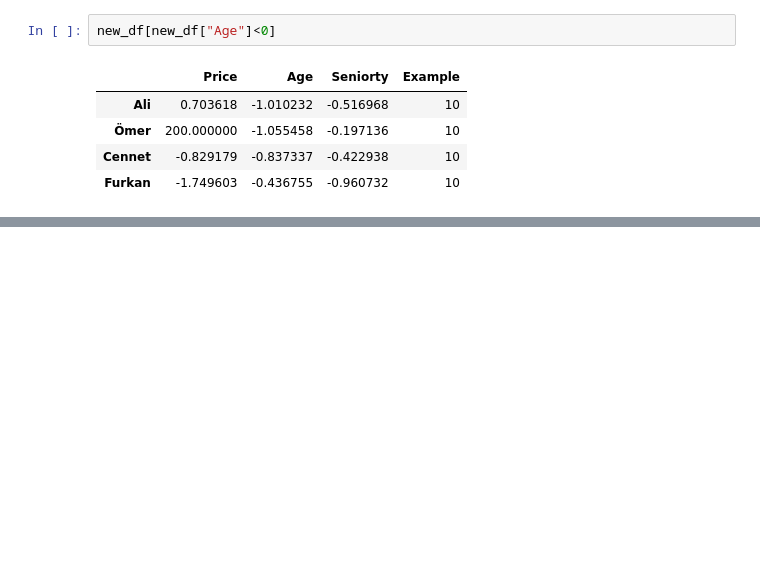
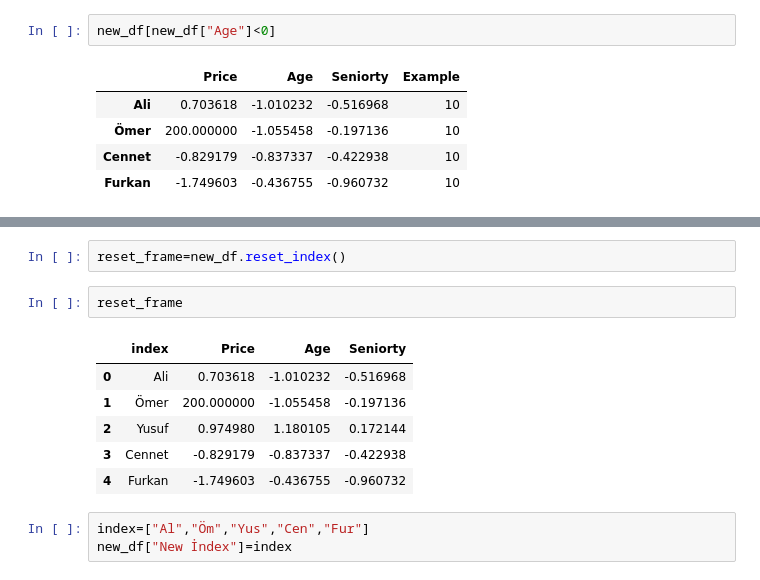
Before and after one commit to omerrkazakk/Data-Science, a Jupyter notebook: 5-PandasDataframe.ipynb, the cells around one changed output, grey strips where cells are left out. Drawn from its saved outputs; the diff is of its cells as text; blank space fills up the shorter version.

```diff
--- a/5-PandasDataframe.ipynb
+++ b/5-PandasDataframe.ipynb
@@ -216,0 +237,14 @@ new_df[new_df["Age"]<0]
+# %%
+reset_frame=new_df.reset_index()
+# %%
+reset_frame
+# %% [output]
+|  | index | Price | Age | Seniorty |
+| 0 | Ali | 0.703618 | -1.010232 | -0.516968 |
+| 1 | Ömer | 200.000000 | -1.055458 | -0.197136 |
+| 2 | Yusuf | 0.974980 | 1.180105 | 0.172144 |
+| 3 | Cennet | -0.829179 | -0.837337 | -0.422938 |
+| 4 | Furkan | -1.749603 | -0.436755 | -0.960732 |
+# %%
+index=["Al","Öm","Yus","Cen","Fur"]
+new_df["New İndex"]=index
```
Also changed, not shown: parts of 19 cells of this notebook.
